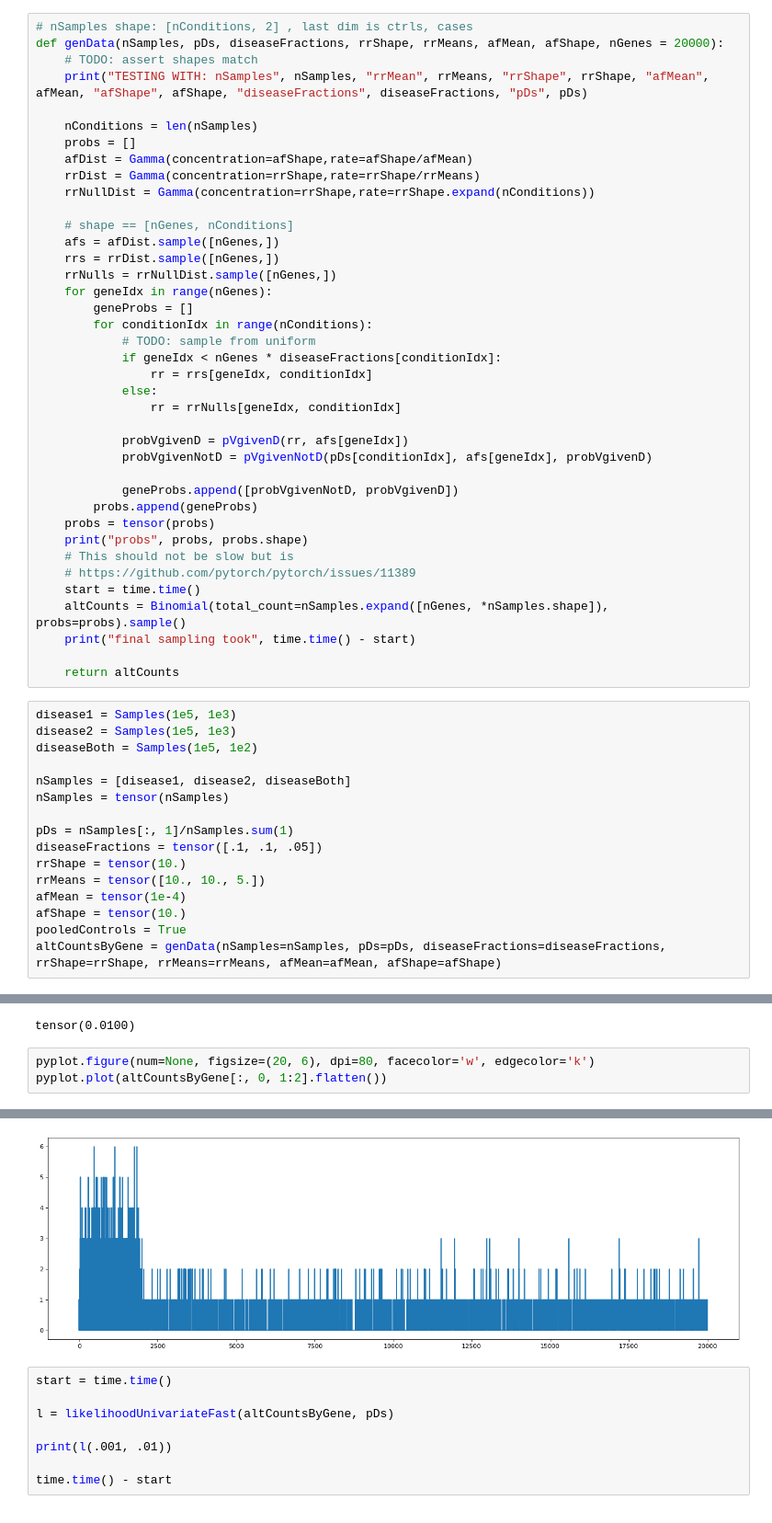
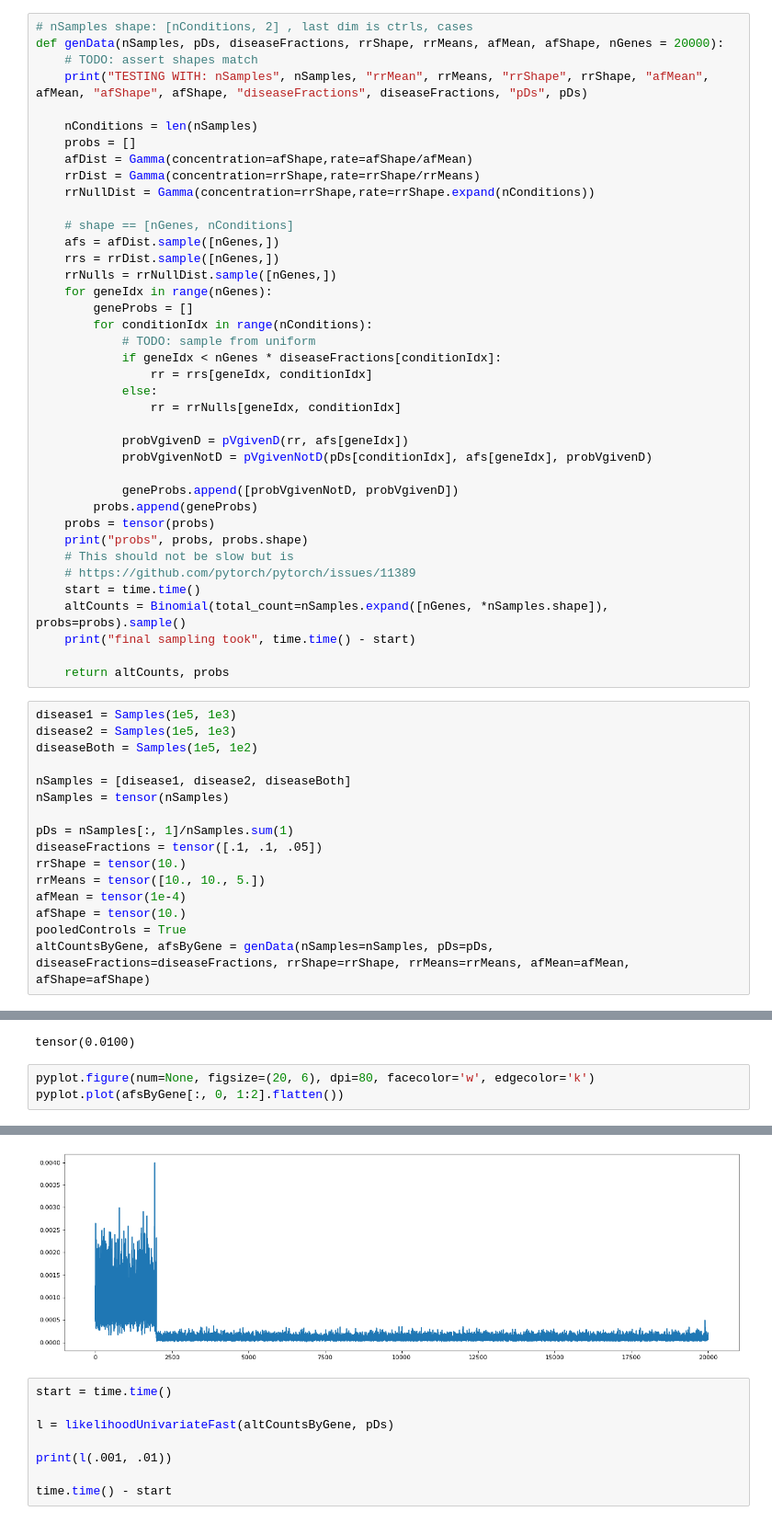
Before and after one commit to akotlar/multivariate-tada, a Jupyter notebook: TADAM.ipynb, the cells around one changed output, grey strips where cells are left out. Shown at 92% size. Cells and saved outputs as stored; diff of their text form.

```diff
--- a/TADAM.ipynb
+++ b/TADAM.ipynb
@@ -124,7 +124,7 @@ def genData(nSamples, pDs, diseaseFractions, rrShape, rrMeans, afMean, afShape,
     altCounts = Binomial(total_count=nSamples.expand([nGenes, *nSamples.shape]), probs=probs).sample()
     print("final sampling took", time.time() - start)
 
-    return altCounts
+    return altCounts, probs
 # %%
 disease1 = Samples(1e5, 1e3)
 disease2 = Samples(1e5, 1e3)
@@ -140,7 +140,7 @@ rrMeans = tensor([10., 10., 5.])
 afMean = tensor(1e-4)
 afShape = tensor(10.)
 pooledControls = True
-altCountsByGene = genData(nSamples=nSamples, pDs=pDs, diseaseFractions=diseaseFractions, rrShape=rrShape, rrMeans=rrMeans, afMean=afMean, afShape=afShape)
+altCountsByGene, afsByGene = genData(nSamples=nSamples, pDs=pDs, diseaseFractions=diseaseFractions, rrShape=rrShape, rrMeans=rrMeans, afMean=afMean, afShape=afShape)
 # %% [output]
 TESTING WITH: nSamples tensor([[100000.,   1000.],
         [100000.,   1000.],
@@ -366,10 +366,10 @@ pDs[0]
 tensor(0.0100)
 # %%
 pyplot.figure(num=None, figsize=(20, 6), dpi=80, facecolor='w', edgecolor='k')
-pyplot.plot(altCountsByGene[:, 0, 1:2].flatten())
+pyplot.plot(afsByGene[:, 0, 1:2].flatten())
 # %% [output]
 [<matplotlib.lines.Line2D at 0x...>]
-[figure, old version]
+[figure, new version]
 # %%
 start = time.time()
 
```
Also changed, not shown: parts of 1 cell of this notebook.
